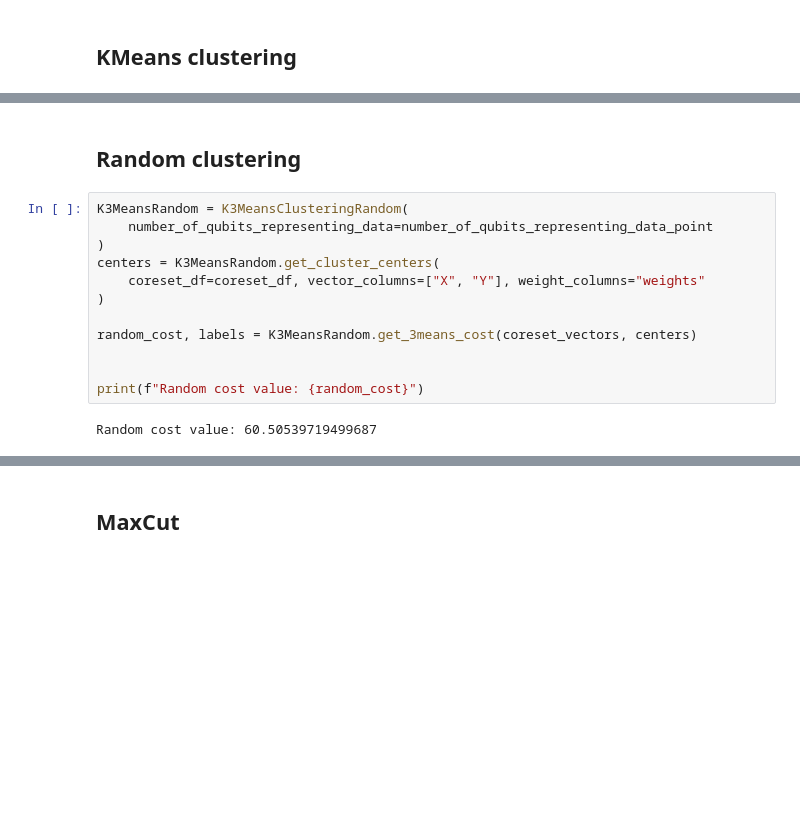
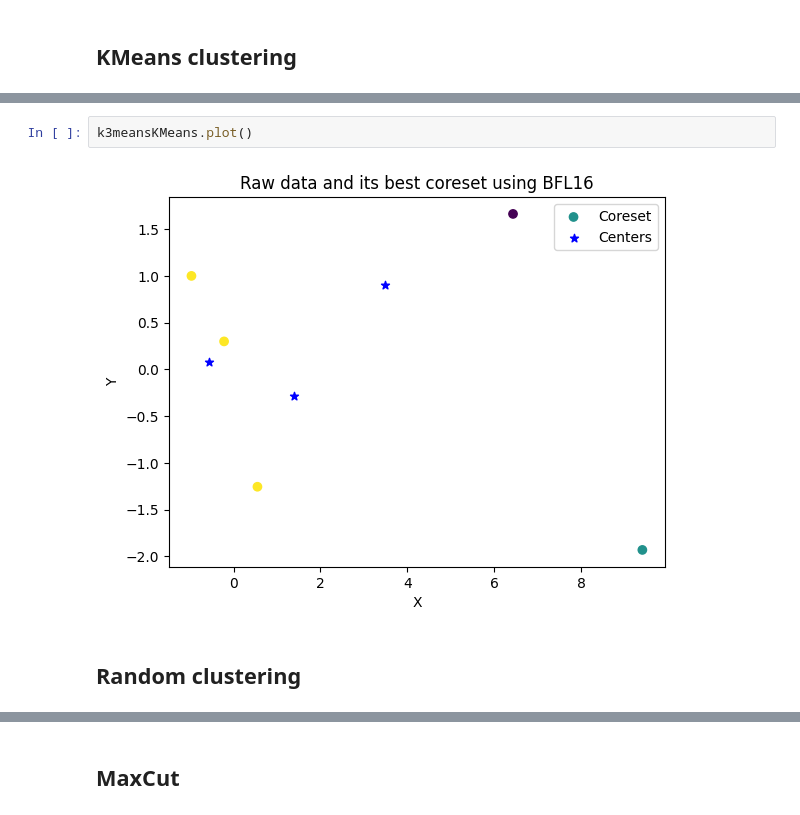
Before and after one commit to Boniface316/bigdata_vqa, a Jupyter notebook: Notebooks/3-means_toy_experiment.ipynb, the cells around one changed output, grey strips where cells are left out. Drawn from its saved outputs; the diff is of its cells as text; blank space fills up the shorter version.

```diff
--- a/Notebooks/3-means_toy_experiment.ipynb
+++ b/Notebooks/3-means_toy_experiment.ipynb
@@ -122,16 +127,6 @@ plt.show()
+# %%
+k3meansKMeans.plot()
+# %% [output]
+[figure, added]
 # %% [markdown]
 ## Random clustering
-# %%
-K3MeansRandom = K3MeansClusteringRandom(
-    number_of_qubits_representing_data=number_of_qubits_representing_data_point
-)
-centers = K3MeansRandom.get_cluster_centers(
-    coreset_df=coreset_df, vector_columns=["X", "Y"], weight_columns="weights"
-)
-
-random_cost, labels = K3MeansRandom.get_3means_cost(coreset_vectors, centers)
-
-
-print(f"Random cost value: {random_cost}")
-# %% [output]
-Random cost value: 60.50539719499687
```
Also changed, not shown: parts of 18 cells of this notebook, 15 other files.
